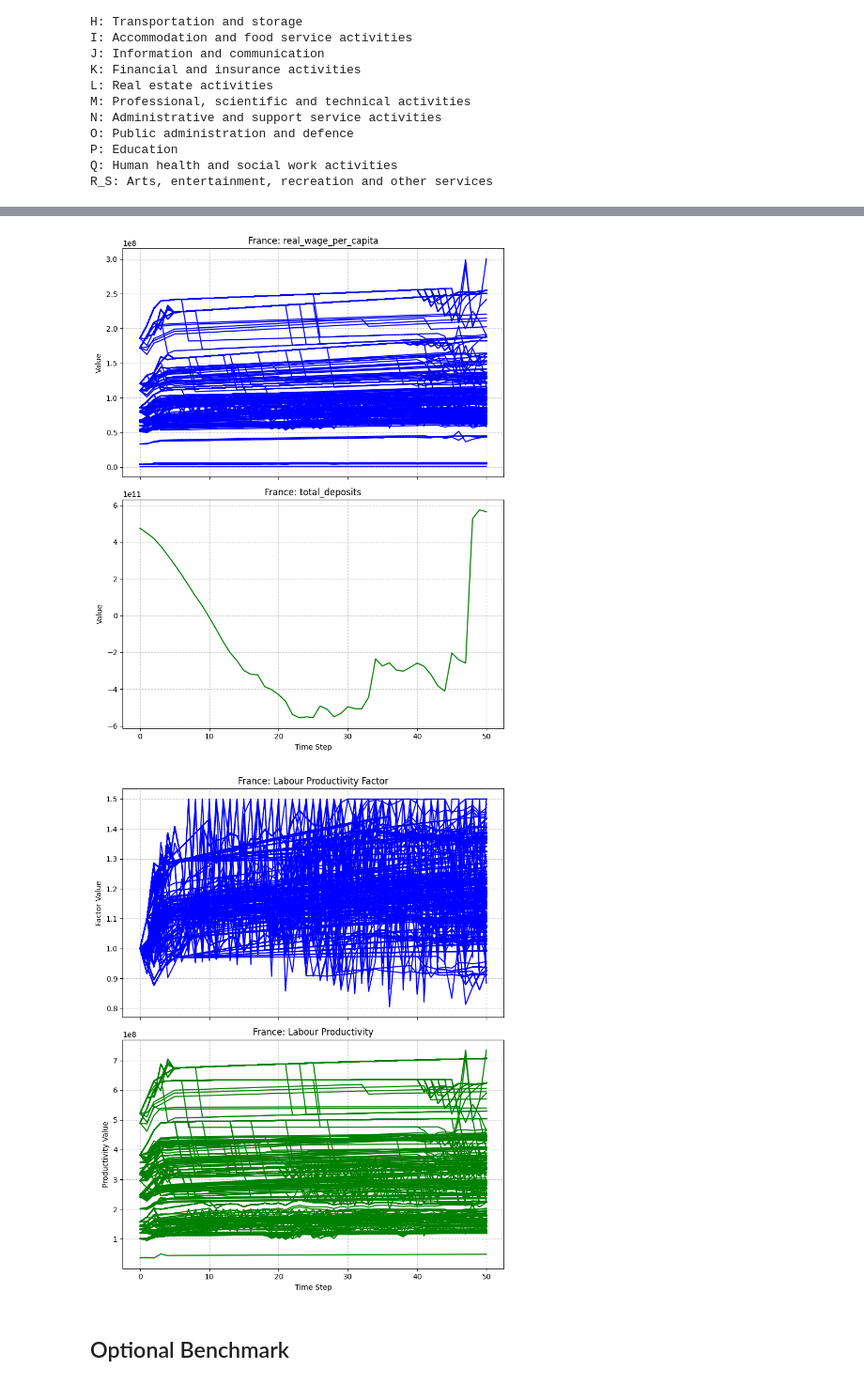
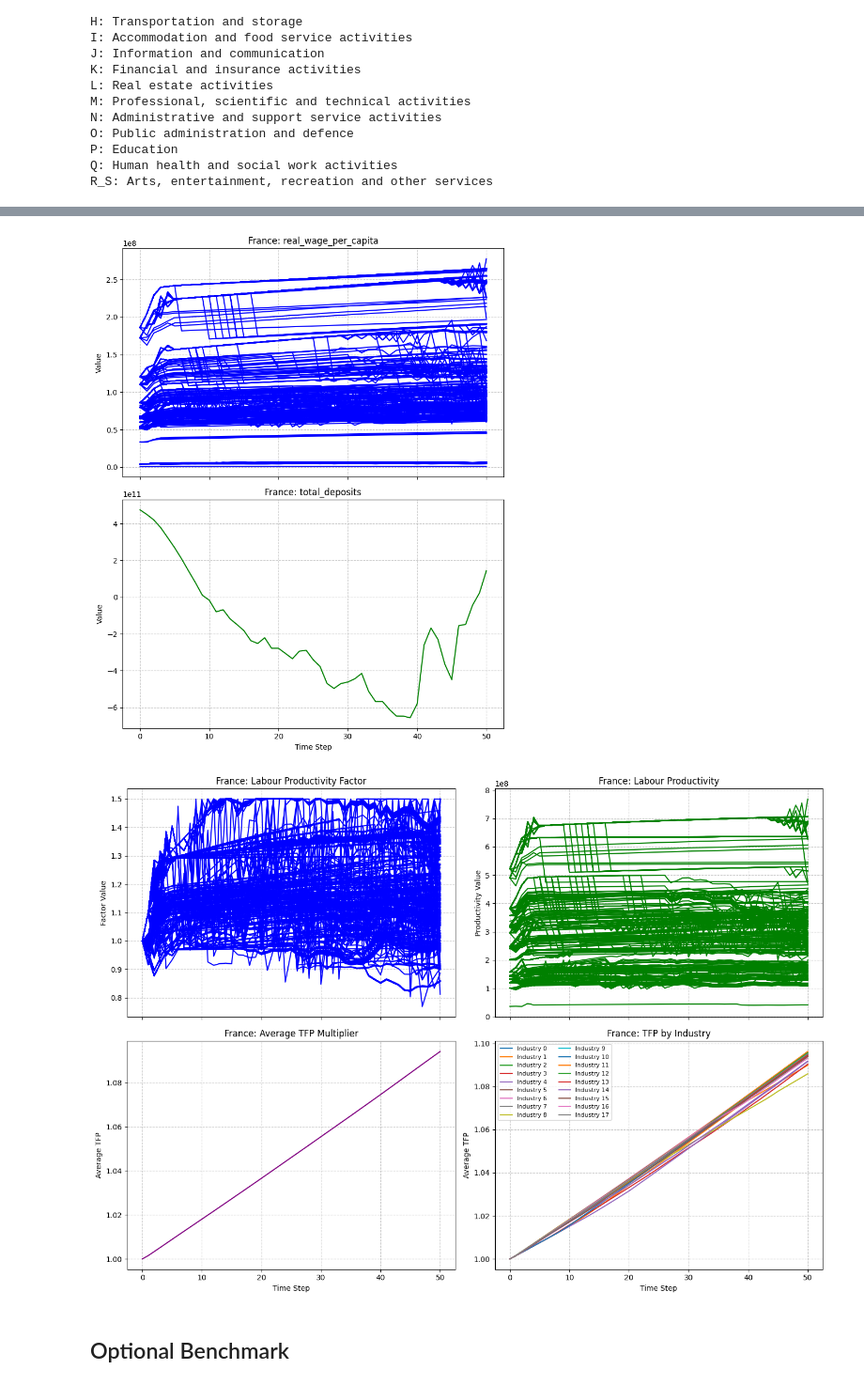
Before and after one commit to INET-Complexity/INET-consumption, a Jupyter notebook: run_model/run_model.ipynb, the cells around one changed output, grey strips where cells are left out. Shown at 94% size. Saved outputs shown, nothing was run; the diff lists cells and outputs as text; code cells hidden in the pictures.

```diff
--- a/run_model/run_model.ipynb
+++ b/run_model/run_model.ipynb
@@ -65,7 +65,7 @@ scenario_overrides = {
     # "housing_market.functions.clearing.name": "NoHousingMarketClearer",
     # "firms.functions.prices.parameters['price_setting_speed_dp']": 0.25,
     # "firms.functions.prices.parameters['price_setting_speed_cp']": 0.1,
-    "firms.functions.technical_coefficients_growth.name": "NoOpTechnicalGrowth",
+    "firms.functions.productivity_investment_planner.name": "SimpleProductivityInvestmentPlanner"
 }
 # %%
 # Prepare Data
@@ -225,31 +211,63 @@ ax2.grid(True, linestyle='--', alpha=0.7)
 plt.tight_layout()
 plt.show()
 # %% [output]
-[figure, old version]
+[figure, new version]
 # %%
+import numpy as np
 import matplotlib.pyplot as plt
 
-# Create a figure with 2 rows and 1 column
-fig, (ax1, ax2) = plt.subplots(2, 1, figsize=(8, 10), sharex=True)
+firms = model.countries["FRA"].firms
+
+avg_tfp_multiplier = np.array([np.mean(x) for x in firms.ts.tfp_multiplier])
+
+tfp_by_industry = np.array([
+    [
+        np.mean(tfp[industry_mask]) if industry_mask.any() else np.nan
+        for industry_mask in [
+            firms.states["Industry"] == ind
+            for ind in range(firms.n_industries)
+        ]
+    ]
+    for tfp in firms.ts.tfp_multiplier
+])
+
+fig, axes = plt.subplots(2, 2, figsize=(14, 10), sharex=True)
+
+ax1, ax2, ax3, ax4 = axes.ravel()
 
 # Plot 1: Labour Productivity Factor
-ax1.plot(model.countries['FRA'].firms.ts.labour_productivity_factor, color='blue')
-ax1.set_title('France: Labour Productivity Factor')
-ax1.set_ylabel('Factor Value')
-ax1.grid(True, linestyle='--', alpha=0.7)
+ax1.plot(firms.ts.labour_productivity_factor, color="blue")
+ax1.set_title("France: Labour Productivity Factor")
+ax1.set_ylabel("Factor Value")
+ax1.grid(True, linestyle="--", alpha=0.7)
 
 # Plot 2: Labour Productivity
-ax2.plot(model.countries['FRA'].firms.ts.labour_productivity, color='green')
-ax2.set_title('France: Labour Productivity')
-ax2.set_ylabel('Productivity Value')
-ax2.set_xlabel('Time Step')
-ax2.grid(True, linestyle='--', alpha=0.7)
+ax2.plot(firms.ts.labour_productivity, color="green")
+ax2.set_title("France: Labour Productivity")
+ax2.set_ylabel("Productivity Value")
+ax2.grid(True, linestyle="--", alpha=0.7)
 
-# Adjust layout to prevent title/label overlap
+# Plot 3: Average TFP Multiplier
+ax3.plot(avg_tfp_multiplier, color="purple")
+ax3.set_title("France: Average TFP Multiplier")
+ax3.set_ylabel("Average TFP")
+ax3.set_xlabel("Time Step")
+ax3.grid(True, linestyle="--", alpha=0.7)
+
+# Plot 4: TFP by Industry
+for ind in range(firms.n_industries):
+    ax4.plot(tfp_by_industry[:, ind], label=f"Industry {ind}")
+
+ax4.set_title("France: TFP by Industry")
+ax4.set_ylabel("Average TFP")
+ax4.set_xlabel("Time Step")
+ax4.grid(True, linestyle="--", alpha=0.7)
+ax4.legend(fontsize=8, ncol=2)
+
 plt.tight_layout()
 plt.show()
 # %% [output]
-[figure, old version]
+[figure, new version]
 # %% [markdown]
 ## Optional Benchmark
 # %%
```
Also changed, not shown: parts of 8 cells of this notebook.
